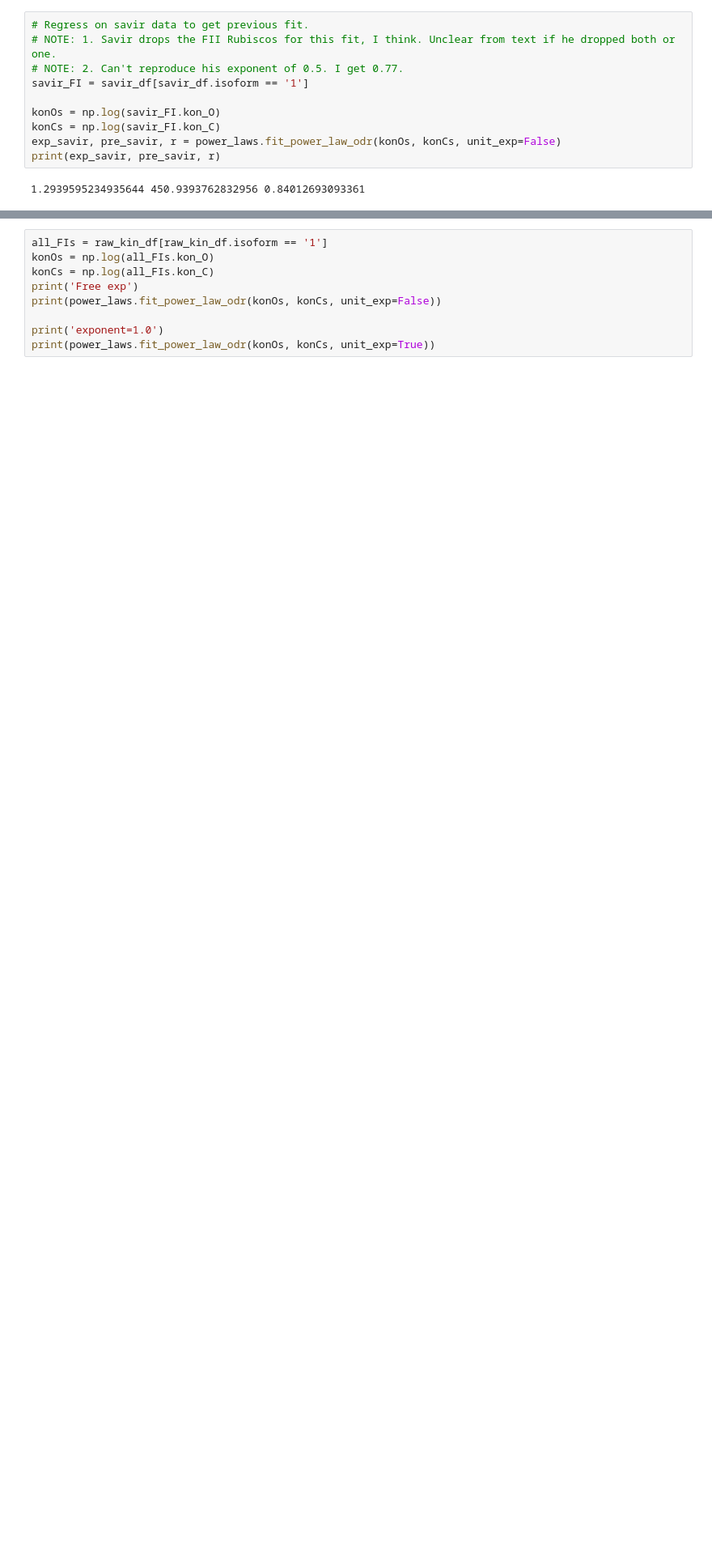
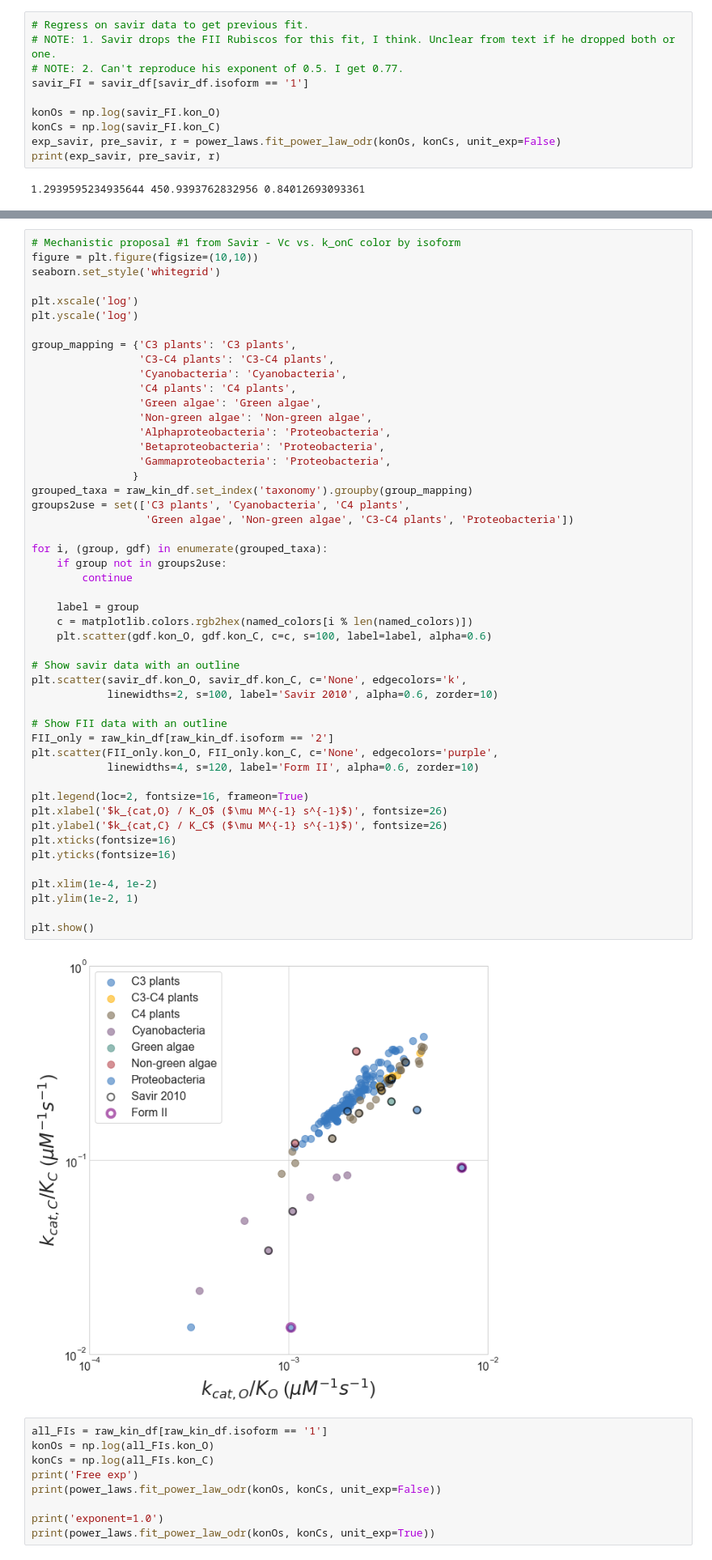
Before and after one commit to flamholz/rubisco, a Jupyter notebook: notebooks/Figure5 konC konO.ipynb, the cells around one changed output, grey strips where cells are left out. Shown at 81% size. Drawn from its saved outputs; the diff is of its cells as text; blank space fills up the shorter version.

```diff
--- a/notebooks/Figure5 konC konO.ipynb
+++ b/notebooks/Figure5 konC konO.ipynb
@@ -247,3 +247,54 @@ plt.show()
+# %%
+# Mechanistic proposal #1 from Savir - Vc vs. k_onC color by isoform
+figure = plt.figure(figsize=(10,10))
+seaborn.set_style('whitegrid')
+
+plt.xscale('log')
+plt.yscale('log')
+
+group_mapping = {'C3 plants': 'C3 plants',
+                 'C3-C4 plants': 'C3-C4 plants',
+                 'Cyanobacteria': 'Cyanobacteria',
+                 'C4 plants': 'C4 plants',
+                 'Green algae': 'Green algae',
+                 'Non-green algae': 'Non-green algae',
+                 'Alphaproteobacteria': 'Proteobacteria',
+                 'Betaproteobacteria': 'Proteobacteria',
+                 'Gammaproteobacteria': 'Proteobacteria',
+                }
+grouped_taxa = raw_kin_df.set_index('taxonomy').groupby(group_mapping)
+groups2use = set(['C3 plants', 'Cyanobacteria', 'C4 plants',
+                  'Green algae', 'Non-green algae', 'C3-C4 plants', 'Proteobacteria'])
+
+for i, (group, gdf) in enumerate(grouped_taxa):
+    if group not in groups2use:
+        continue
+
+    label = group
+    c = matplotlib.colors.rgb2hex(named_colors[i % len(named_colors)])
+    plt.scatter(gdf.kon_O, gdf.kon_C, c=c, s=100, label=label, alpha=0.6)
+
+# Show savir data with an outline
+plt.scatter(savir_df.kon_O, savir_df.kon_C, c='None', edgecolors='k',
+            linewidths=2, s=100, label='Savir 2010', alpha=0.6, zorder=10)
+
+# Show FII data with an outline
+FII_only = raw_kin_df[raw_kin_df.isoform == '2']
+plt.scatter(FII_only.kon_O, FII_only.kon_C, c='None', edgecolors='purple',
+            linewidths=4, s=120, label='Form II', alpha=0.6, zorder=10)
+
+plt.legend(loc=2, fontsize=16, frameon=True)
+plt.xlabel('$k_{cat,O} / K_O$ ($\mu M^{-1} s^{-1}$)', fontsize=26)
+plt.ylabel('$k_{cat,C} / K_C$ ($\mu M^{-1} s^{-1}$)', fontsize=26)
+plt.xticks(fontsize=16)
+plt.yticks(fontsize=16)
+
+plt.xlim(1e-4, 1e-2)
+plt.ylim(1e-2, 1)
+
+plt.show()
+# %% [output]
+[figure, added]
 # %%
 all_FIs = raw_kin_df[raw_kin_df.isoform == '1']
 konOs = np.log(all_FIs.kon_O)
```
Also changed, not shown: parts of 6 cells of this notebook, 35 other files.
